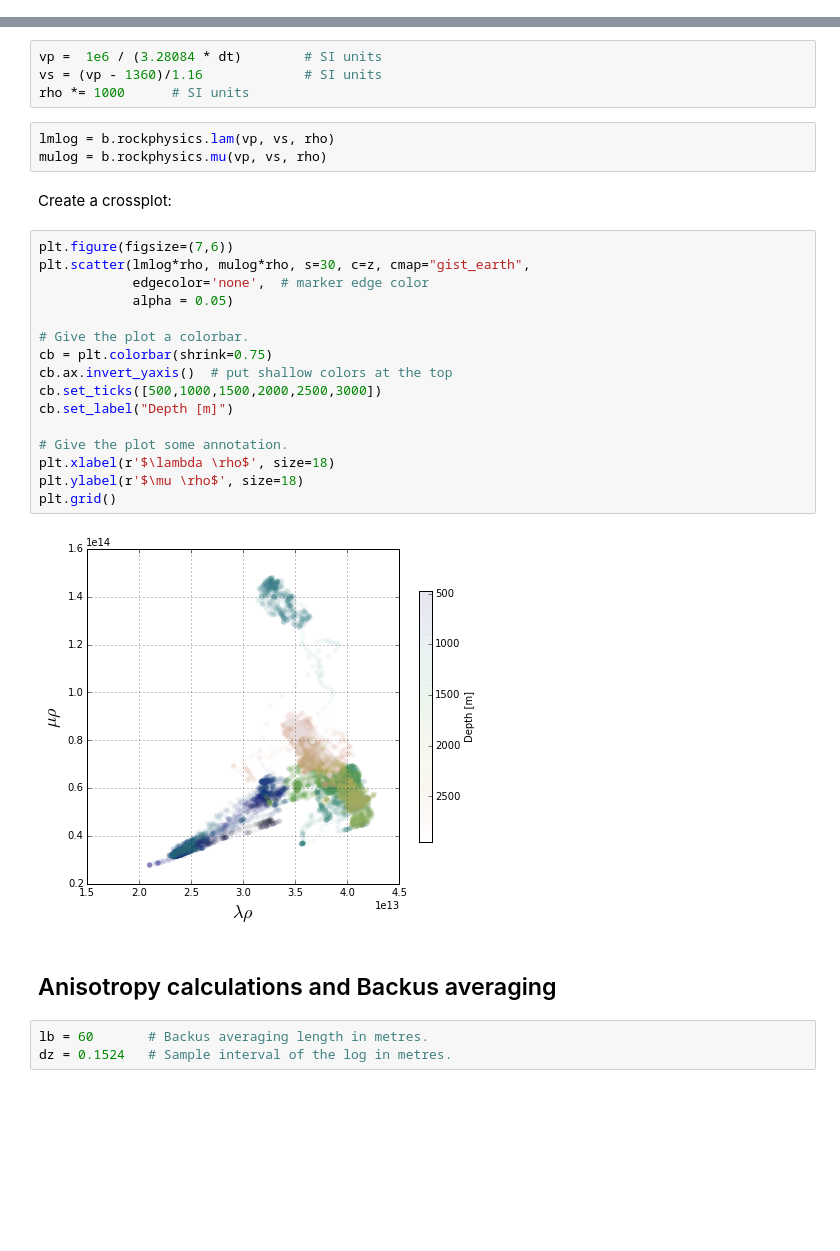
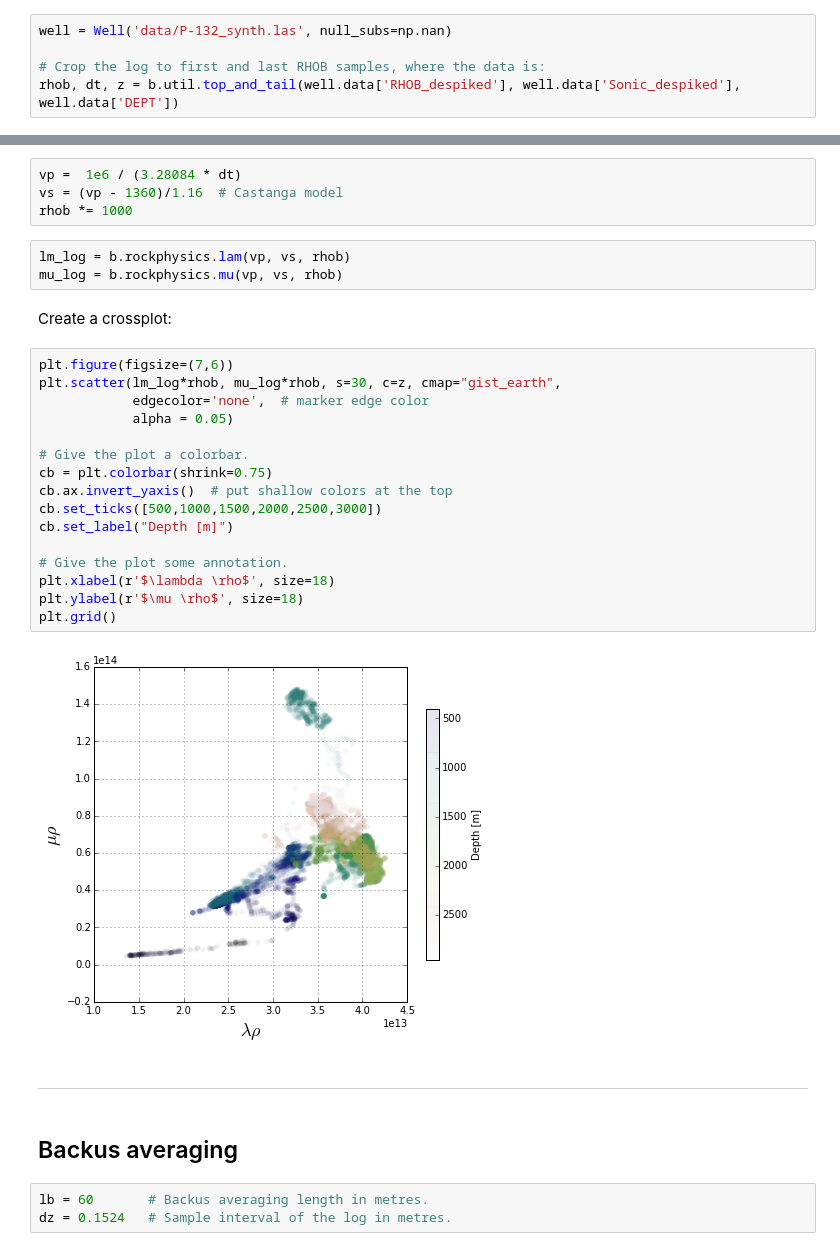
Before and after one commit to agilescientific/notebooks, a Jupyter notebook: Bruges_getting_started.ipynb, the cells around one changed output, grey strips where cells are left out. Cells and saved outputs as stored; diff of their text form; blank space fills up the shorter version.

```diff
--- a/Bruges_getting_started.ipynb
+++ b/Bruges_getting_started.ipynb
@@ -177,0 +180,5 @@ tt = well.data['two-waytime'][first:last]
+# %%
+well = Well('data/P-132_synth.las', null_subs=np.nan)
+
+# Crop the log to first and last RHOB samples, where the data is:
+rhob, dt, z = b.util.top_and_tail(well.data['RHOB_despiked'], well.data['Sonic_despiked'], well.data['DEPT'])
@@ -178,32 +187,34 @@ tt = well.data['two-waytime'][first:last]
 # %%
-vp =  1e6 / (3.28084 * dt)        # SI units
-vs = (vp - 1360)/1.16             # SI units
-rho *= 1000      # SI units
+vp =  1e6 / (3.28084 * dt)
+vs = (vp - 1360)/1.16  # Castanga model
+rhob *= 1000
 # %%
-lmlog = b.rockphysics.lam(vp, vs, rho)
-mulog = b.rockphysics.mu(vp, vs, rho)
+lm_log = b.rockphysics.lam(vp, vs, rhob)
+mu_log = b.rockphysics.mu(vp, vs, rhob)
 # %% [markdown]
 Create a crossplot:
 # %%
 plt.figure(figsize=(7,6))
-plt.scatter(lmlog*rho, mulog*rho, s=30, c=z, cmap="gist_earth",
+plt.scatter(lm_log*rhob, mu_log*rhob, s=30, c=z, cmap="gist_earth",
             edgecolor='none',  # marker edge color
             alpha = 0.05)
 
 # Give the plot a colorbar.
 cb = plt.colorbar(shrink=0.75)
 cb.ax.invert_yaxis()  # put shallow colors at the top
 cb.set_ticks([500,1000,1500,2000,2500,3000])
 cb.set_label("Depth [m]")
 
 # Give the plot some annotation.
 plt.xlabel(r'$\lambda \rho$', size=18)
 plt.ylabel(r'$\mu \rho$', size=18)
 plt.grid()
 # %% [output]
-[figure, old version]
+[figure, new version]
+# %% [markdown]
+<hr />
 # %% [markdown]
-## Anisotropy calculations and Backus averaging
+## Backus averaging
 # %%
 lb = 60       # Backus averaging length in metres.
 dz = 0.1524   # Sample interval of the log in metres.
```
Also changed, not shown: parts of 16 cells of this notebook.
